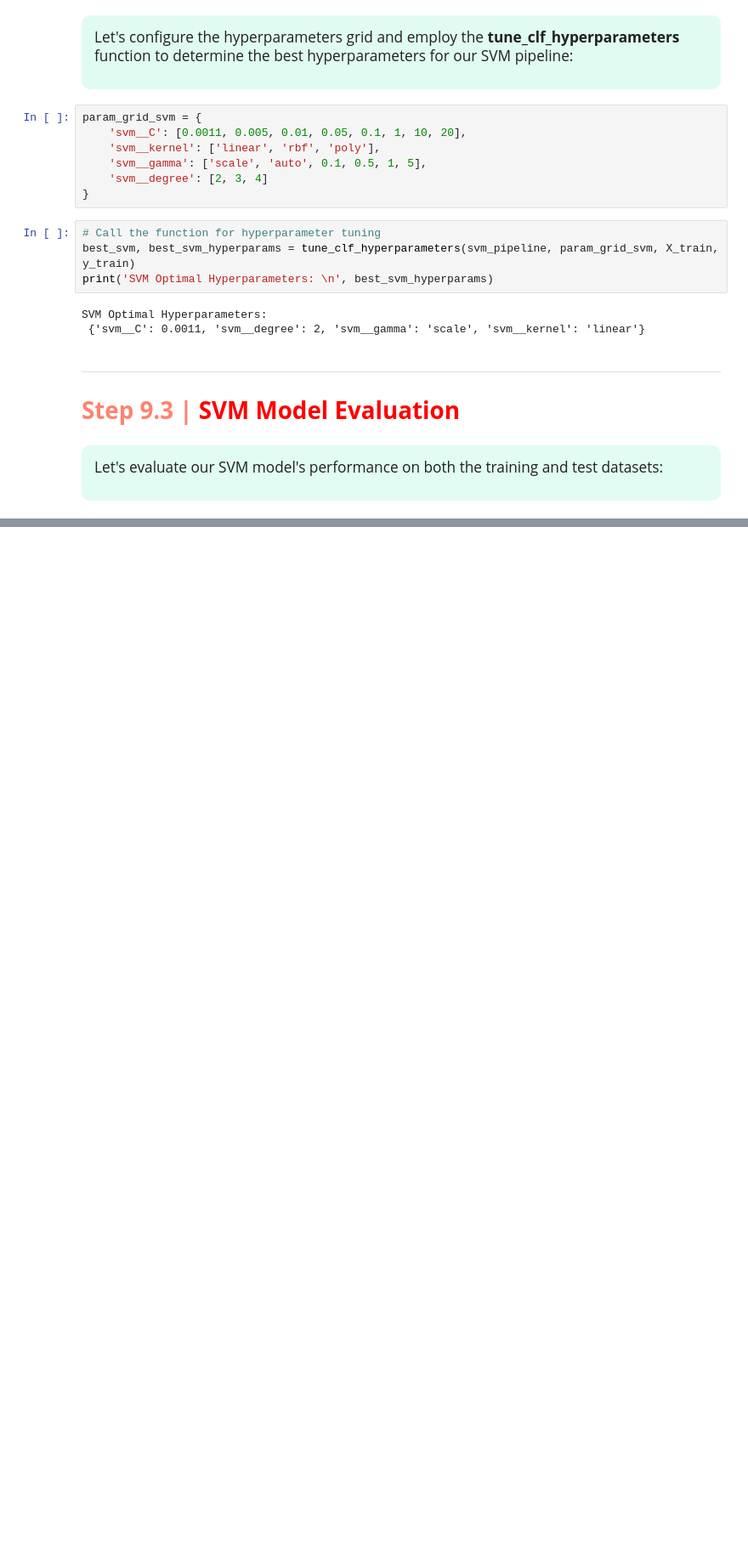
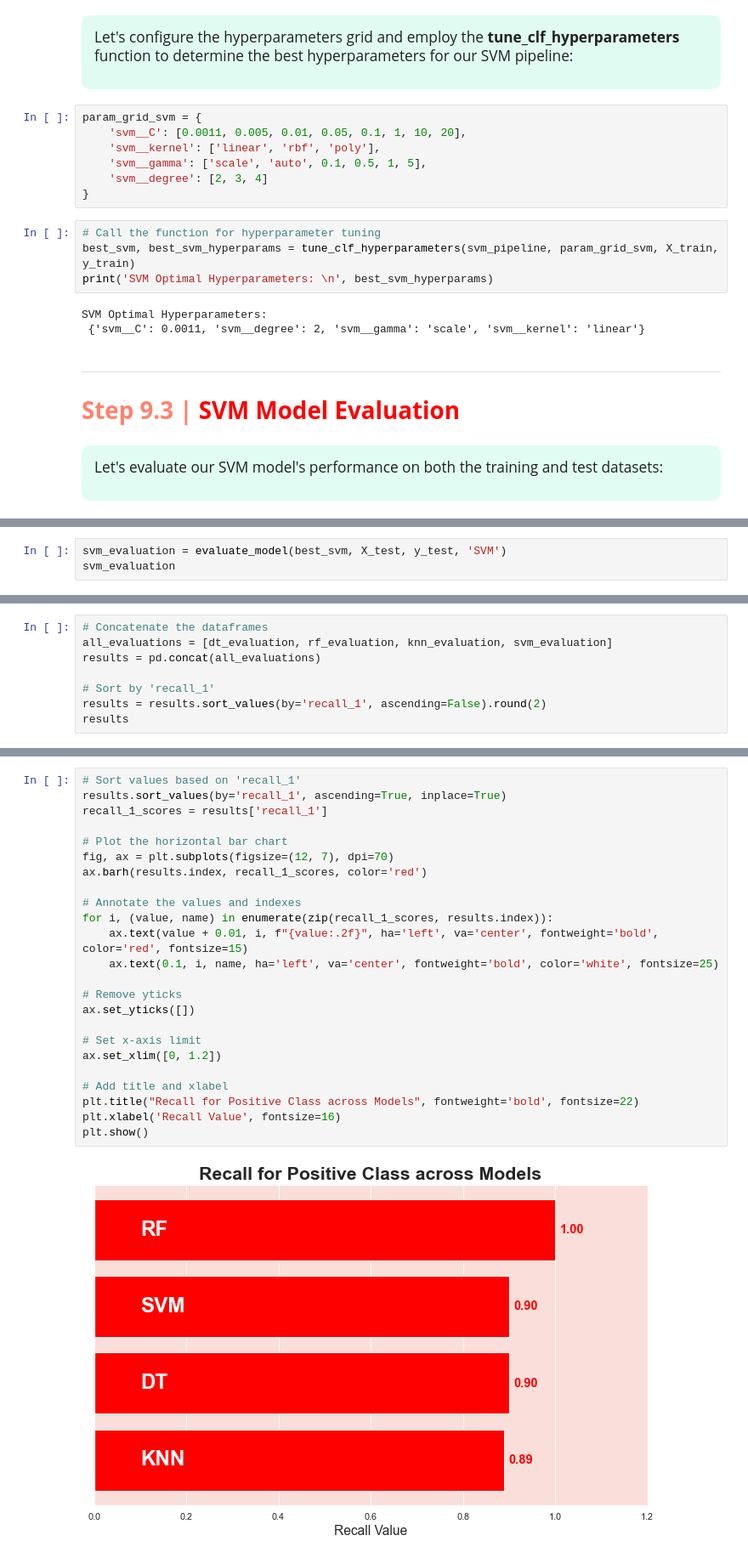
Before and after one commit to iffat336/All_about_transformation, a Jupyter notebook: transformation.ipynb, the cells around one changed output, grey strips where cells are left out. Shown at 85% size. Cells and saved outputs as stored; diff of their text form; blank space fills up the shorter version.

```diff
--- a/transformation.ipynb
+++ b/transformation.ipynb
@@ -1353,0 +1500,3 @@ Let's evaluate our SVM model's performance on both the training and test dataset
+# %%
+svm_evaluation = evaluate_model(best_svm, X_test, y_test, 'SVM')
+svm_evaluation
@@ -1353,0 +1515,8 @@ Let's evaluate our SVM model's performance on both the training and test dataset
+# %%
+# Concatenate the dataframes
+all_evaluations = [dt_evaluation, rf_evaluation, knn_evaluation, svm_evaluation]
+results = pd.concat(all_evaluations)
+
+# Sort by 'recall_1'
+results = results.sort_values(by='recall_1', ascending=False).round(2)
+results
@@ -1353,0 +1529,26 @@ Let's evaluate our SVM model's performance on both the training and test dataset
+# %%
+# Sort values based on 'recall_1'
+results.sort_values(by='recall_1', ascending=True, inplace=True)
+recall_1_scores = results['recall_1']
+
+# Plot the horizontal bar chart
+fig, ax = plt.subplots(figsize=(12, 7), dpi=70)
+ax.barh(results.index, recall_1_scores, color='red')
+
+# Annotate the values and indexes
+for i, (value, name) in enumerate(zip(recall_1_scores, results.index)):
+    ax.text(value + 0.01, i, f"{value:.2f}", ha='left', va='center', fontweight='bold', color='red', fontsize=15)
+    ax.text(0.1, i, name, ha='left', va='center', fontweight='bold', color='white', fontsize=25)
+
+# Remove yticks
+ax.set_yticks([])
+
+# Set x-axis limit
+ax.set_xlim([0, 1.2])
+
+# Add title and xlabel
+plt.title("Recall for Positive Class across Models", fontweight='bold', fontsize=22)
+plt.xlabel('Recall Value', fontsize=16)
+plt.show()
+# %% [output]
+[figure, added]
```
Also changed, not shown: parts of 31 cells of this notebook, 1 other file.
